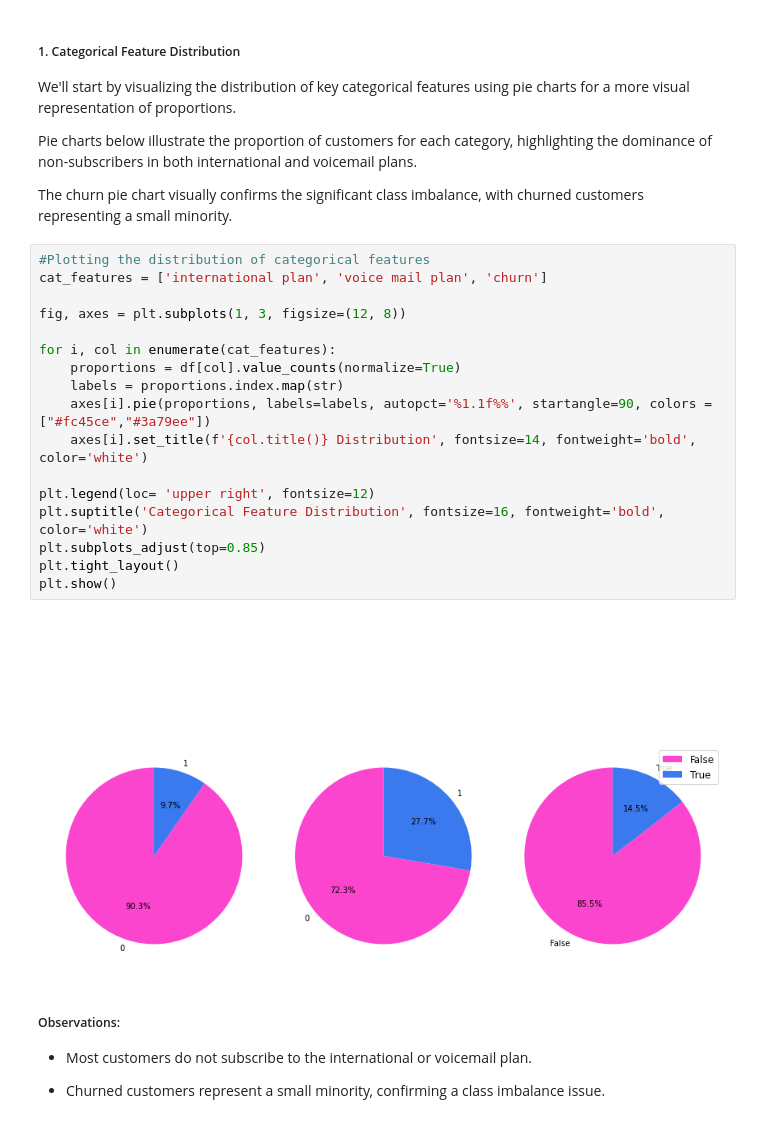
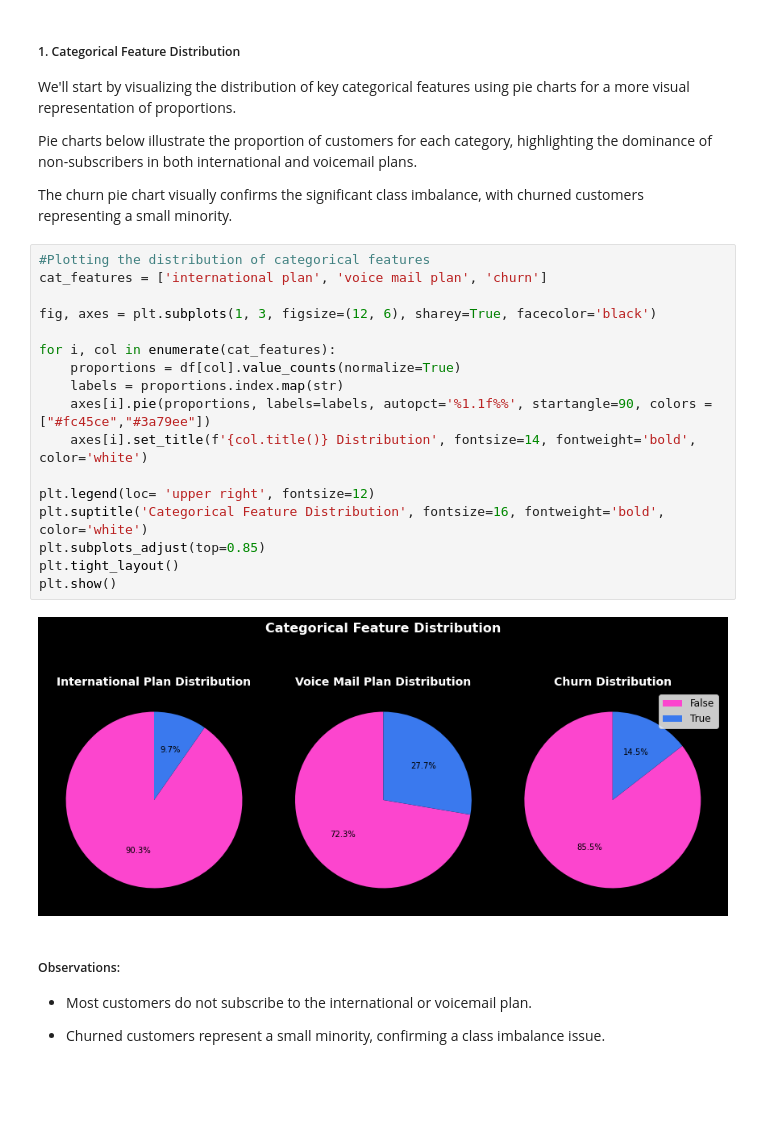
Before and after one commit to Shemnderitu/SyriaTel-Customer-Churn-Project, a Jupyter notebook: churn_prediction.ipynb, the cells around one changed output. Cells and saved outputs as stored; diff of their text form; blank space fills up the shorter version.

```diff
--- a/churn_prediction.ipynb
+++ b/churn_prediction.ipynb
@@ -172,22 +176,22 @@ The churn pie chart visually confirms the significant class imbalance, with chur
 # %%
 #Plotting the distribution of categorical features
 cat_features = ['international plan', 'voice mail plan', 'churn']
 
-fig, axes = plt.subplots(1, 3, figsize=(12, 8))
+fig, axes = plt.subplots(1, 3, figsize=(12, 6), sharey=True, facecolor='black')
 
 for i, col in enumerate(cat_features):
     proportions = df[col].value_counts(normalize=True)
     labels = proportions.index.map(str)
     axes[i].pie(proportions, labels=labels, autopct='%1.1f%%', startangle=90, colors = ["#fc45ce","#3a79ee"])
     axes[i].set_title(f'{col.title()} Distribution', fontsize=14, fontweight='bold', color='white')
 
 plt.legend(loc= 'upper right', fontsize=12)
 plt.suptitle('Categorical Feature Distribution', fontsize=16, fontweight='bold', color='white')
 plt.subplots_adjust(top=0.85)
 plt.tight_layout()
 plt.show()
 # %% [output]
-[figure, old version]
+[figure, new version]
 # %% [markdown]
 ##### Observations:
 - Most customers do not subscribe to the international or voicemail plan.
```
Also changed, not shown: parts of 5 cells of this notebook, 2 other files.
